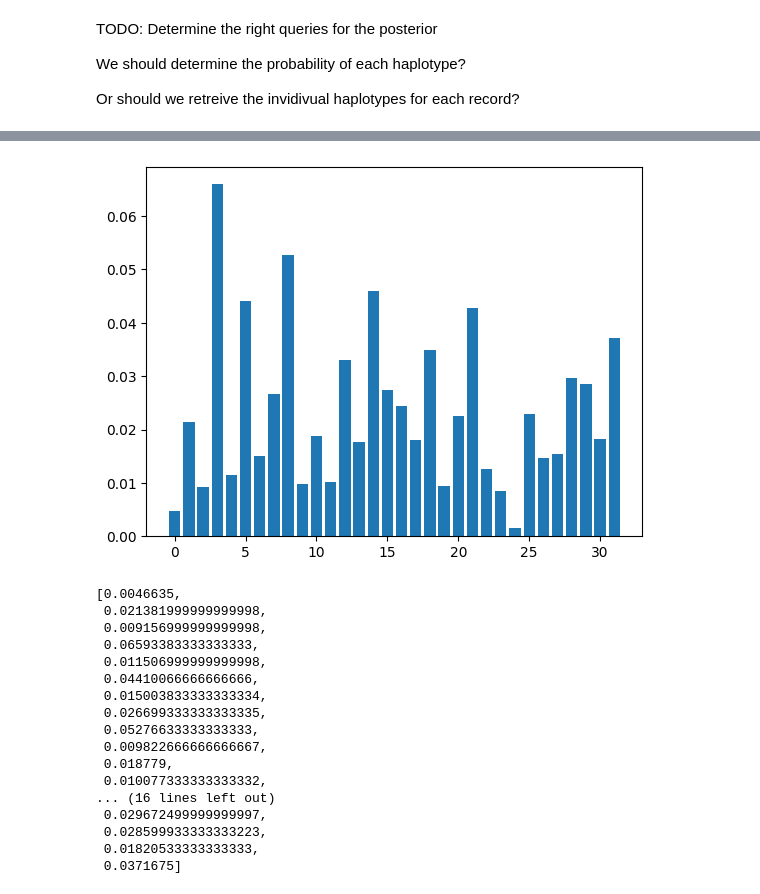
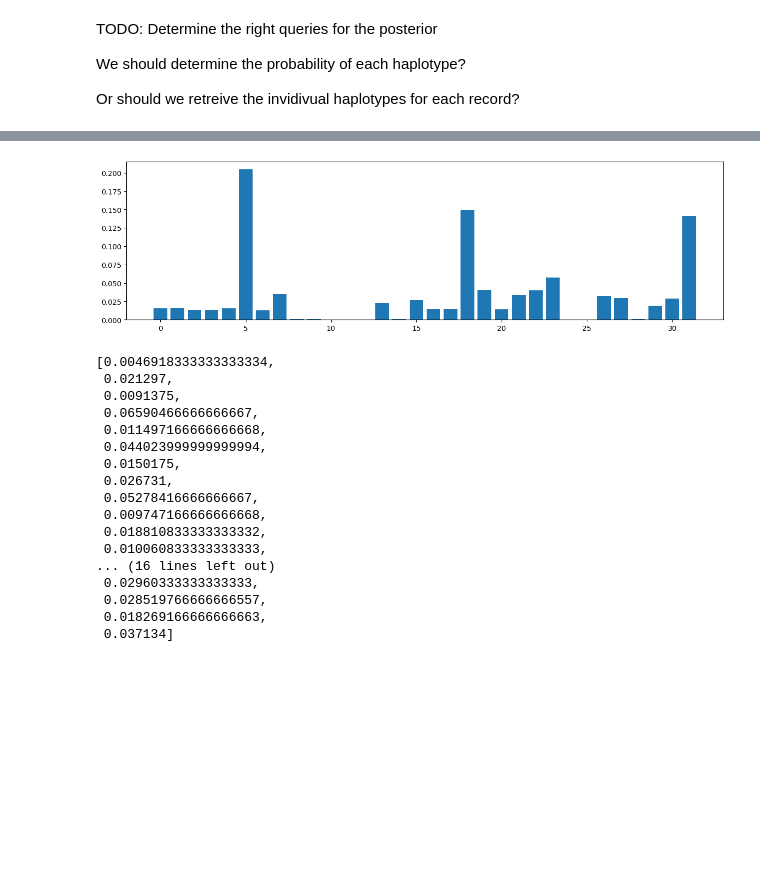
Before and after one commit to itu-square/sat-metropolis, a Jupyter notebook: experiments/sat/haplotypes/haplotypes.ipynb, the cells around one changed output, grey strips where cells are left out. Drawn from its saved outputs; the diff is of its cells as text; code cells hidden in the pictures; blank space fills up the shorter version.

```diff
--- a/experiments/sat/haplotypes/haplotypes.ipynb
+++ b/experiments/sat/haplotypes/haplotypes.ipynb
@@ -32,3 +32,14 @@ haplotypesProb = [
     0.003379, 0.1,                  0.00461,  0.00614,
     0.075,    0.08,                 0.00761,  0.004321,
     0.09,     0.009217900000000112, 0.0134,   0.075]
+
+haplotypes_prob_synth = [
+    0.00100000000000000, 0.00100000000000000, 0.00100000000000000, 0.00100000000000000,
+    0.00100000000000000, 0.32366666666666666, 0.00100000000000000, 0.00100000000000000,
+    0.00100000000000000, 0.00100000000000000, 0.00100000000000000, 0.00100000000000000,
+    0.00100000000000000, 0.00100000000000000, 0.00100000000000000, 0.00100000000000000,
+    0.00100000000000000, 0.00100000000000000, 0.32366666666666666, 0.00100000000000000,
+    0.00100000000000000, 0.00100000000000000, 0.00100000000000000, 0.00100000000000000,
+    0.00100000000000000, 0.00100000000000000, 0.00100000000000000, 0.00100000000000000,
+    0.00100000000000000, 0.00100000000000000, 0.00100000000000000, 0.32366666666666666
+]
@@ -64,3 +46,7 @@ sum([0.1,0.09,0.08,0.1,0.085,0.1,0.075,0.08,0.09,0.075])
+# %%
+# NOTE: We try a simpler version of the problem with all probability
+# mass concentrated in 3 haplotypes
+haplotypesProb=haplotypes_prob_synth
 # %%
 # NOTE: This is a dict to store the number of haplotypes drawn from the probabilities above
 haplotypesnumber = {}
@@ -264,25 +296,26 @@ df_p.plot.bar();
 # %%
 # comparing haplotype probabilities with original
-plt.bar(range(32), [abs(posterior_probs[i] - haplotypesProb[i]) for i in range(len(haplotypesProb))]);
+fig, ax = plt.subplots(1,figsize=(15,4))
+ax.bar(range(32), [abs(posterior_probs[i] - haplotypesProb[i]) for i in range(len(haplotypesProb))]);
 # %% [output]
-[figure, old version]
+[figure, new version]
 # %%
 [abs(posterior_probs[i] - haplotypesProb[i]) for i in range(len(haplotypesProb))]
 # %% [output]
-[0.0046635,
- 0.021381999999999998,
- 0.009156999999999998,
- 0.06593383333333333,
- 0.011506999999999998,
- 0.04410066666666666,
- 0.015003833333333334,
- 0.026699333333333335,
- 0.05276633333333333,
- 0.009822666666666667,
- 0.018779,
- 0.010077333333333332,
+[0.0046918333333333334,
+ 0.021297,
+ 0.0091375,
+ 0.06590466666666667,
+ 0.011497166666666668,
+ 0.044023999999999994,
+ 0.0150175,
+ 0.026731,
+ 0.05278416666666667,
+ 0.009747166666666668,
+ 0.018810833333333332,
+ 0.010060833333333333,
 ... (16 lines left out)
- 0.029672499999999997,
- 0.028599933333333223,
- 0.01820533333333333,
- 0.0371675]
+ 0.02960333333333333,
+ 0.028519766666666557,
+ 0.018269166666666663,
+ 0.037134]
```
Also changed, not shown: parts of 19 cells of this notebook.
